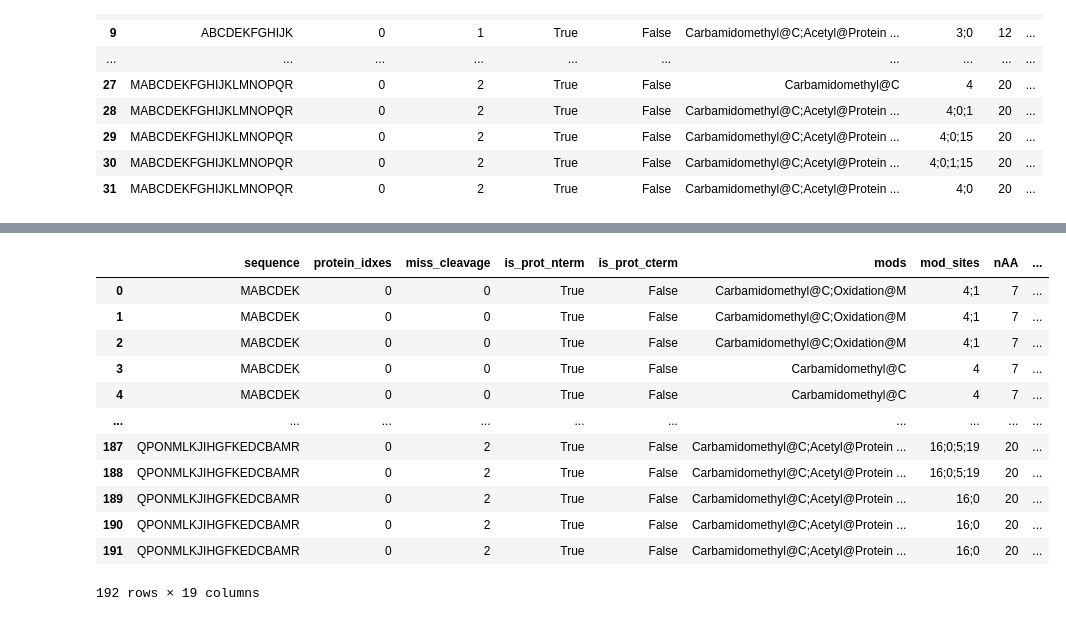
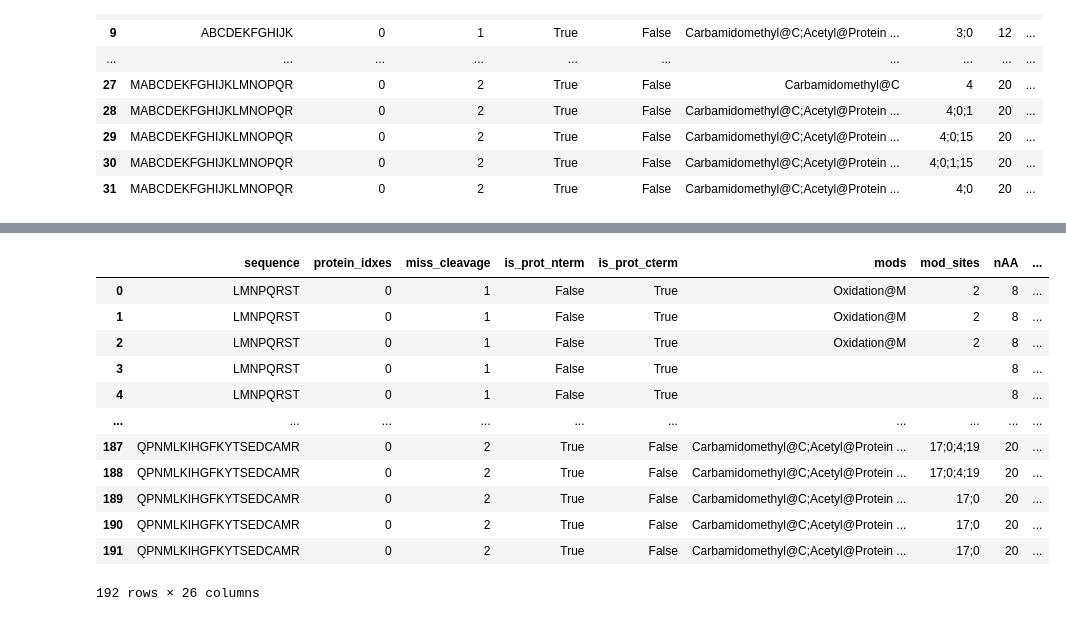
Before and after one commit to MannLabs/alphapeptdeep, a Jupyter notebook: nbdev_nbs/protein/fasta.ipynb, the cells around one changed output, grey strips where cells are left out. Drawn from its saved outputs; the diff is of its cells as text; code cells hidden in the pictures.

```diff
--- a/nbdev_nbs/protein/fasta.ipynb
+++ b/nbdev_nbs/protein/fasta.ipynb
@@ -1037,9 +1037,12 @@ from peptdeep.pretrained_models import ModelManager
 model_mgr = ModelManager()
 model_mgr.load_installed_models()
 model_mgr.verbose = False
-_lib = PredictFastaSpecLib(model_mgr, I_to_L=False, decoy='pseudo_reverse')
-prot1 = 'MABCDEKFGHIJKLMNOPQRST'
-prot2 = 'FGHIJKLMNOPQR'
+_lib = PredictFastaSpecLib(
+    model_mgr, I_to_L=False,
+    decoy='pseudo_reverse'
+)
+prot1 = 'MACDESTYKFGHIKLMNPQRST'
+prot2 = 'FGHIKLMNPQR'
 protein_dict = {
     'xx': {
         'id': 'xx',
@@ -1052,6 +1055,8 @@ protein_dict = {
 }
 _lib.import_protein_dict(protein_dict)
 assert (_lib.precursor_df.decoy==1).any()
-assert ('MABCDEK'[::-1][1:]+'K') in _lib.precursor_df.sequence.values
+assert ('MACDESTY'[::-1]+'K') in _lib.precursor_df.sequence.values
+assert 'isotope_apex_index' in _lib.precursor_df.columns
+assert 'isotope_apex_intensity' in _lib.precursor_df.columns
 _lib.precursor_df
 # %% [output]
@@ -1060,16 +1066,16 @@ _lib.precursor_df
 |  | sequence | protein_idxes | miss_cleavage | is_prot_nterm | is_prot_cterm | mods | mod_sites | nAA | ... |
-| 0 | MABCDEK | 0 | 0 | True | False | Carbamidomethyl@C;Oxidation@M | 4;1 | 7 | ... |
-| 1 | MABCDEK | 0 | 0 | True | False | Carbamidomethyl@C;Oxidation@M | 4;1 | 7 | ... |
-| 2 | MABCDEK | 0 | 0 | True | False | Carbamidomethyl@C;Oxidation@M | 4;1 | 7 | ... |
-| 3 | MABCDEK | 0 | 0 | True | False | Carbamidomethyl@C | 4 | 7 | ... |
-| 4 | MABCDEK | 0 | 0 | True | False | Carbamidomethyl@C | 4 | 7 | ... |
+| 0 | LMNPQRST | 0 | 1 | False | True | Oxidation@M | 2 | 8 | ... |
+| 1 | LMNPQRST | 0 | 1 | False | True | Oxidation@M | 2 | 8 | ... |
+| 2 | LMNPQRST | 0 | 1 | False | True | Oxidation@M | 2 | 8 | ... |
+| 3 | LMNPQRST | 0 | 1 | False | True |  |  | 8 | ... |
+| 4 | LMNPQRST | 0 | 1 | False | True |  |  | 8 | ... |
 | ... | ... | ... | ... | ... | ... | ... | ... | ... | ... |
-| 187 | QPONMLKJIHGFKEDCBAMR | 0 | 2 | True | False | Carbamidomethyl@C;Acetyl@Protein ... | 16;0;5;19 | 20 | ... |
-| 188 | QPONMLKJIHGFKEDCBAMR | 0 | 2 | True | False | Carbamidomethyl@C;Acetyl@Protein ... | 16;0;5;19 | 20 | ... |
-| 189 | QPONMLKJIHGFKEDCBAMR | 0 | 2 | True | False | Carbamidomethyl@C;Acetyl@Protein ... | 16;0 | 20 | ... |
-| 190 | QPONMLKJIHGFKEDCBAMR | 0 | 2 | True | False | Carbamidomethyl@C;Acetyl@Protein ... | 16;0 | 20 | ... |
-| 191 | QPONMLKJIHGFKEDCBAMR | 0 | 2 | True | False | Carbamidomethyl@C;Acetyl@Protein ... | 16;0 | 20 | ... |
+| 187 | QPNMLKIHGFKYTSEDCAMR | 0 | 2 | True | False | Carbamidomethyl@C;Acetyl@Protein ... | 17;0;4;19 | 20 | ... |
+| 188 | QPNMLKIHGFKYTSEDCAMR | 0 | 2 | True | False | Carbamidomethyl@C;Acetyl@Protein ... | 17;0;4;19 | 20 | ... |
+| 189 | QPNMLKIHGFKYTSEDCAMR | 0 | 2 | True | False | Carbamidomethyl@C;Acetyl@Protein ... | 17;0 | 20 | ... |
+| 190 | QPNMLKIHGFKYTSEDCAMR | 0 | 2 | True | False | Carbamidomethyl@C;Acetyl@Protein ... | 17;0 | 20 | ... |
+| 191 | QPNMLKIHGFKYTSEDCAMR | 0 | 2 | True | False | Carbamidomethyl@C;Acetyl@Protein ... | 17;0 | 20 | ... |
-192 rows × 19 columns
+192 rows × 26 columns
 # %%
 #hide
 # import numpy as np
```
Also changed, not shown: parts of 2 cells of this notebook, 4 other files.
